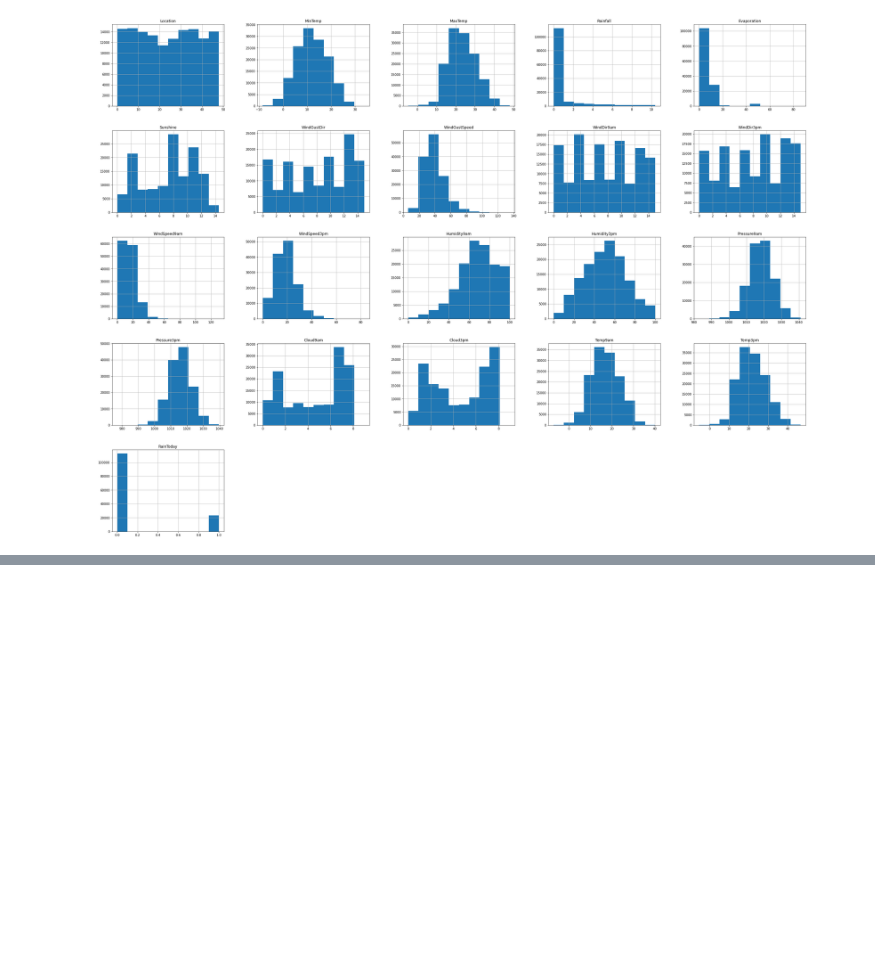
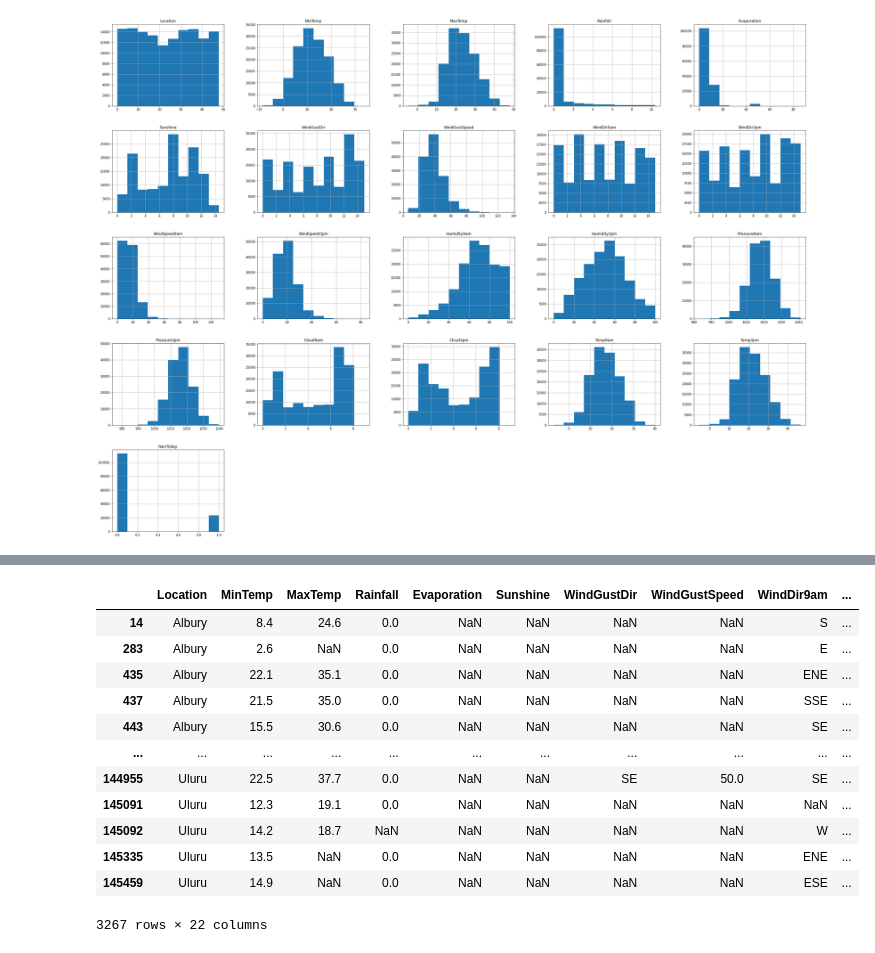
Before and after one commit to NileshCT/Linear_Regression_Modelling, a Jupyter notebook: Classification_Modelling_WeatherAUSipynb.ipynb, the cells around one changed output, grey strips where cells are left out. Cells and saved outputs as stored; diff of their text form; code cells hidden in the pictures; blank space fills up the shorter version.

```diff
--- a/Classification_Modelling_WeatherAUSipynb.ipynb
+++ b/Classification_Modelling_WeatherAUSipynb.ipynb
@@ -348,0 +428,9 @@ plt.show
+# %%
+a = []
+for index in enumerate(["RainTomorrow"]):
+     if pd.isna(index):
+       a.append(index)
+# %%
+#Exploring top five records of raintomorrow feature with nan values.
+t=pd.DataFrame(a).set_index(0)
+t.head()
@@ -348,0 +445,4 @@ plt.show
+# %%
+#Convering the index which having nan values in the target variable.Converting this index in list.
+index_nan=t.index.tolist()
+index_nan
@@ -348,0 +490,17 @@ plt.show
+# %%
+#Extracting only infercial data from dataframe.
+df.iloc[index_nan]
+# %% [output]
+|  | Location | MinTemp | MaxTemp | Rainfall | Evaporation | Sunshine | WindGustDir | WindGustSpeed | WindDir9am | ... |
+| 14 | Albury | 8.4 | 24.6 | 0.0 | NaN | NaN | NaN | NaN | S | ... |
+| 283 | Albury | 2.6 | NaN | 0.0 | NaN | NaN | NaN | NaN | E | ... |
+| 435 | Albury | 22.1 | 35.1 | 0.0 | NaN | NaN | NaN | NaN | ENE | ... |
+| 437 | Albury | 21.5 | 35.0 | 0.0 | NaN | NaN | NaN | NaN | SSE | ... |
+| 443 | Albury | 15.5 | 30.6 | 0.0 | NaN | NaN | NaN | NaN | SE | ... |
+| ... | ... | ... | ... | ... | ... | ... | ... | ... | ... | ... |
+| 144955 | Uluru | 22.5 | 37.7 | 0.0 | NaN | NaN | SE | 50.0 | SE | ... |
+| 145091 | Uluru | 12.3 | 19.1 | 0.0 | NaN | NaN | NaN | NaN | NaN | ... |
+| 145092 | Uluru | 14.2 | 18.7 | NaN | NaN | NaN | NaN | NaN | W | ... |
+| 145335 | Uluru | 13.5 | NaN | 0.0 | NaN | NaN | NaN | NaN | ENE | ... |
+| 145459 | Uluru | 14.9 | NaN | 0.0 | NaN | NaN | NaN | NaN | ESE | ... |
+3267 rows × 22 columns
```
Also changed, not shown: parts of 21 cells of this notebook.
